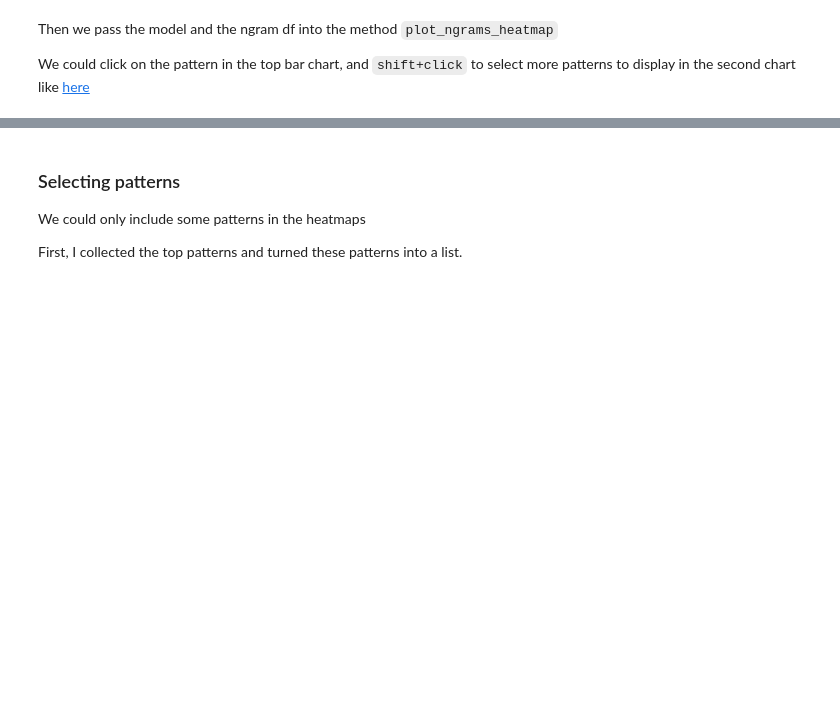
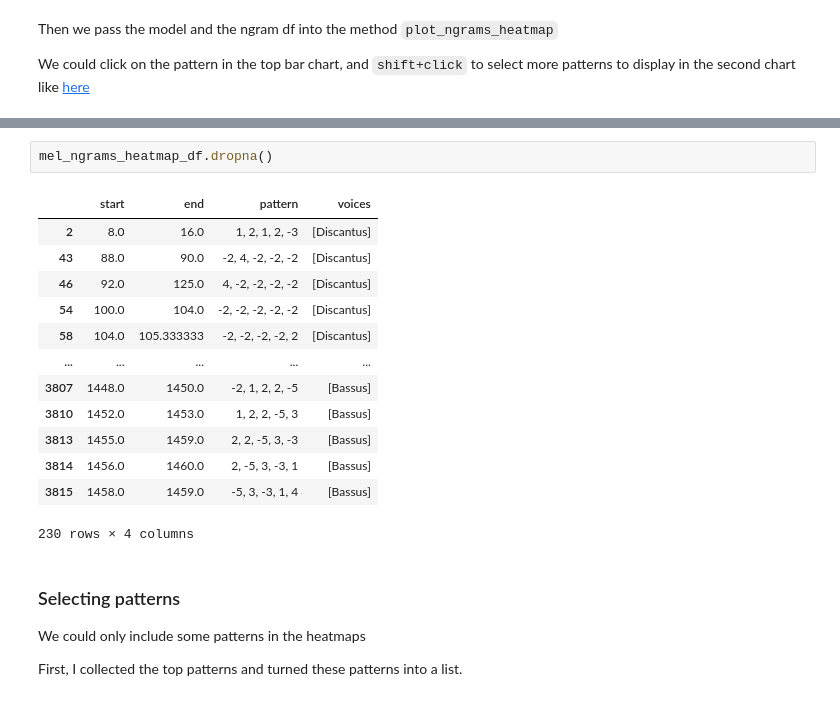
Before and after one commit to trangdang168/CRIM_Intervals_Notebooks, a Jupyter notebook: Trang_CRIM_Intervals_Morgan.ipynb, the cells around one changed output, grey strips where cells are left out. Saved outputs shown, nothing was run; the diff lists cells and outputs as text; blank space fills up the shorter version.

```diff
--- a/Trang_CRIM_Intervals_Morgan.ipynb
+++ b/Trang_CRIM_Intervals_Morgan.ipynb
@@ -38,4 +52,20 @@ mel_ngram_chart
 [interactive output not drawn]
+# %%
+mel_ngrams_heatmap_df.dropna()
+# %% [output]
+|  | start | end | pattern | voices |
+| 2 | 8.0 | 16.0 | 1, 2, 1, 2, -3 | [Discantus] |
+| 43 | 88.0 | 90.0 | -2, 4, -2, -2, -2 | [Discantus] |
+| 46 | 92.0 | 125.0 | 4, -2, -2, -2, -2 | [Discantus] |
+| 54 | 100.0 | 104.0 | -2, -2, -2, -2, -2 | [Discantus] |
+| 58 | 104.0 | 105.333333 | -2, -2, -2, -2, 2 | [Discantus] |
+| ... | ... | ... | ... | ... |
+| 3807 | 1448.0 | 1450.0 | -2, 1, 2, 2, -5 | [Bassus] |
+| 3810 | 1452.0 | 1453.0 | 1, 2, 2, -5, 3 | [Bassus] |
+| 3813 | 1455.0 | 1459.0 | 2, 2, -5, 3, -3 | [Bassus] |
+| 3814 | 1456.0 | 1460.0 | 2, -5, 3, -3, 1 | [Bassus] |
+| 3815 | 1458.0 | 1459.0 | -5, 3, -3, 1, 4 | [Bassus] |
+230 rows × 4 columns
 # %% [markdown]
 ### Selecting patterns
 
```
Also changed, not shown: parts of 11 cells of this notebook, 4 other files.
